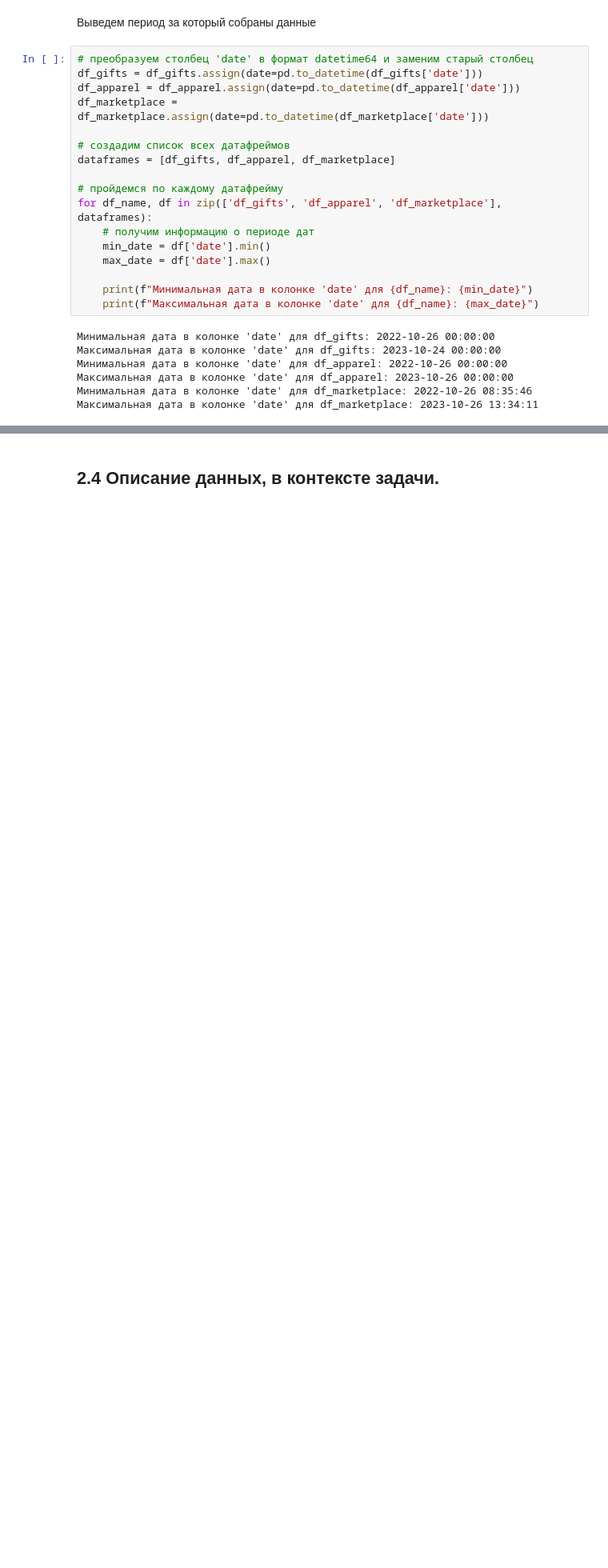
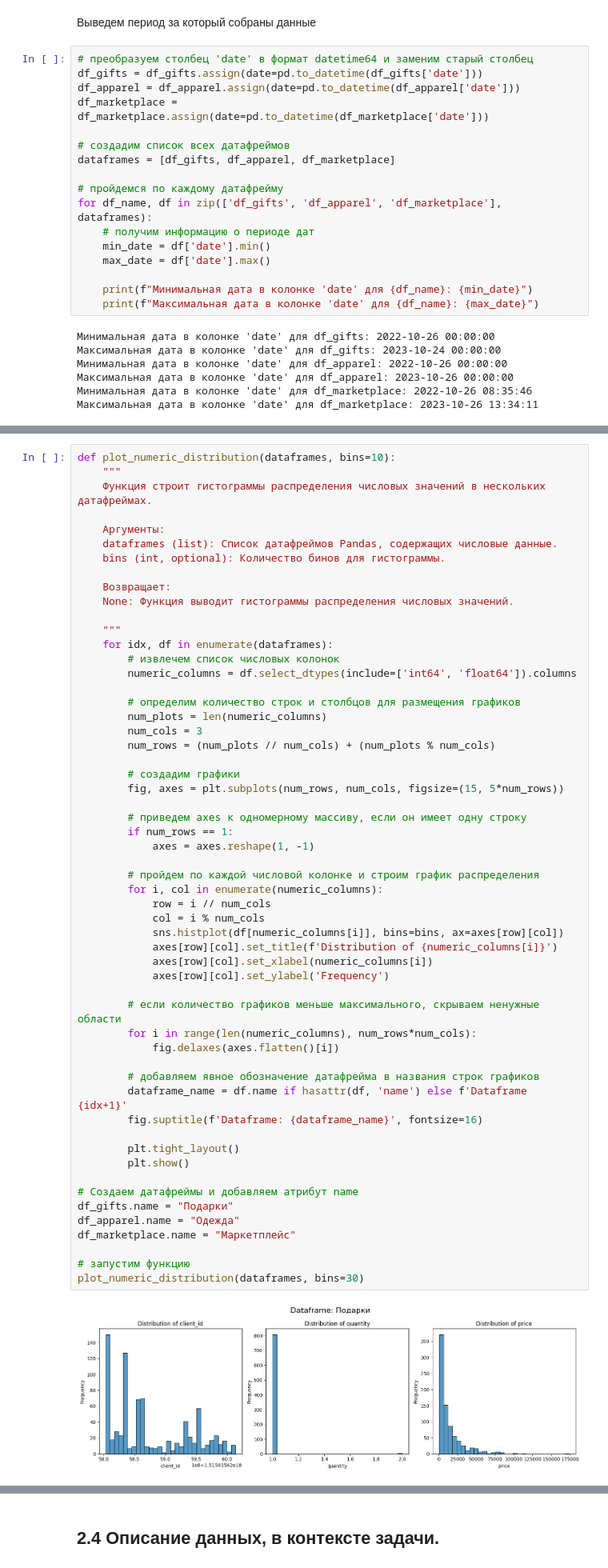
Before and after one commit to Oleg500K/Next-purchase-forecast, a Jupyter notebook: Прогноз_следующей_покупки.ipynb, the cells around one changed output, grey strips where cells are left out. Shown at 80% size. Cells and saved outputs as stored; diff of their text form; blank space fills up the shorter version.

```diff
--- a/Прогноз_следующей_покупки.ipynb
+++ b/Прогноз_следующей_покупки.ipynb
@@ -265,0 +270,58 @@ for df_name, df in zip(['df_gifts', 'df_apparel', 'df_marketplace'], dataframes)
+# %%
+def plot_numeric_distribution(dataframes, bins=10):
+    """
+    Функция строит гистограммы распределения числовых значений в нескольких датафреймах.
+
+    Аргументы:
+    dataframes (list): Список датафреймов Pandas, содержащих числовые данные.
+    bins (int, optional): Количество бинов для гистограммы.
+
+    Возвращает:
+    None: Функция выводит гистограммы распределения числовых значений.
+
+    """
+    for idx, df in enumerate(dataframes):
+        # извлечем список числовых колонок
+        numeric_columns = df.select_dtypes(include=['int64', 'float64']).columns
+
+        # определим количество строк и столбцов для размещения графиков
+        num_plots = len(numeric_columns)
+        num_cols = 3
+        num_rows = (num_plots // num_cols) + (num_plots % num_cols)
+
+        # создадим графики
+        fig, axes = plt.subplots(num_rows, num_cols, figsize=(15, 5*num_rows))
+
+        # приведем axes к одномерному массиву, если он имеет одну строку
+        if num_rows == 1:
+            axes = axes.reshape(1, -1)
+
+        # пройдем по каждой числовой колонке и строим график распределения
+        for i, col in enumerate(numeric_columns):
+            row = i // num_cols
+            col = i % num_cols
+            sns.histplot(df[numeric_columns[i]], bins=bins, ax=axes[row][col])
+            axes[row][col].set_title(f'Distribution of {numeric_columns[i]}')
+            axes[row][col].set_xlabel(numeric_columns[i])
+            axes[row][col].set_ylabel('Frequency')
+
+        # если количество графиков меньше максимального, скрываем ненужные области
+        for i in range(len(numeric_columns), num_rows*num_cols):
+            fig.delaxes(axes.flatten()[i])
+
+        # добавляем явное обозначение датафрейма в названия строк графиков
+        dataframe_name = df.name if hasattr(df, 'name') else f'Dataframe {idx+1}'
+        fig.suptitle(f'Dataframe: {dataframe_name}', fontsize=16)
+
+        plt.tight_layout()
+        plt.show()
+
+# Создаем датафреймы и добавляем атрибут name
+df_gifts.name = "Подарки"
+df_apparel.name = "Одежда"
+df_marketplace.name = "Маркетплейс"
+
+# запустим функцию
+plot_numeric_distribution(dataframes, bins=30)
+# %% [output]
+[figure, added]
```
Also changed, not shown: parts of 19 cells of this notebook.
